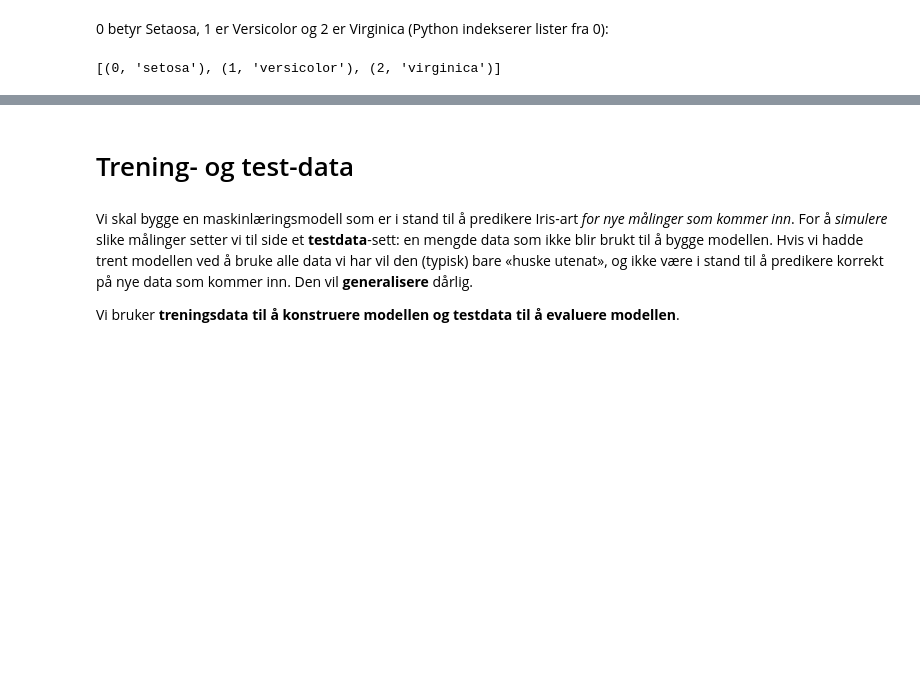
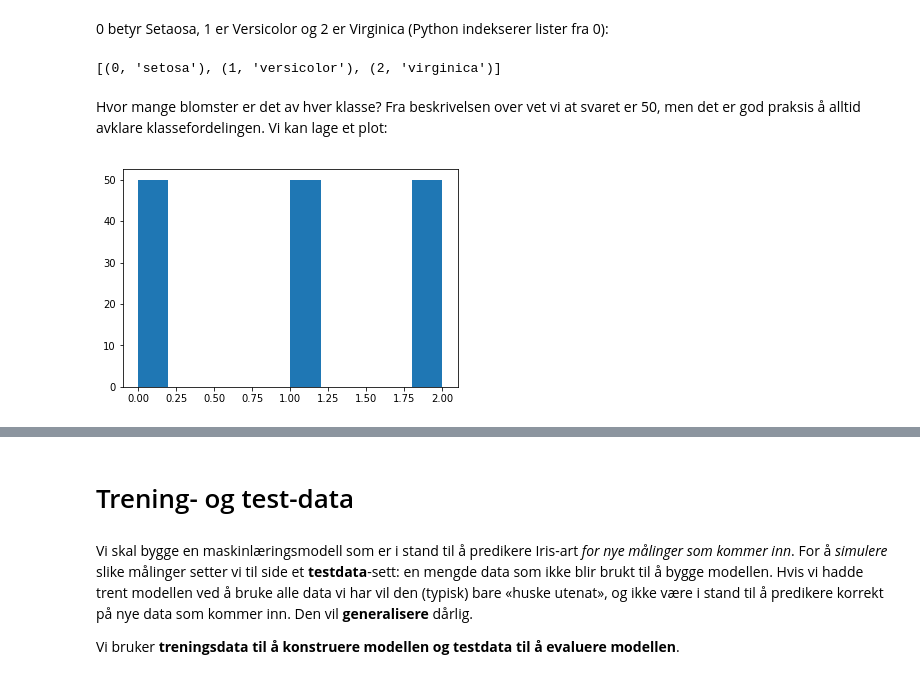
Before and after one commit to haraldvage/ELMED219x, a Jupyter notebook: notebooks/ELMED219-ML-1-Enkle_eksempler.ipynb, the cells around one changed output, grey strips where cells are left out. Cells and saved outputs as stored; diff of their text form; code cells hidden in the pictures; blank space fills up the shorter version.

```diff
--- a/notebooks/ELMED219-ML-1-Enkle_eksempler.ipynb
+++ b/notebooks/ELMED219-ML-1-Enkle_eksempler.ipynb
@@ -160,3 +160,10 @@ print(y[:5])
 list(zip(range(len(y)), iris_dataset['target_names']))
 # %% [output]
 [(0, 'setosa'), (1, 'versicolor'), (2, 'virginica')]
+# %% [markdown]
+Hvor mange blomster er det av hver klasse? Fra beskrivelsen over vet vi at svaret er 50, men det er god praksis å alltid avklare klassefordelingen. Vi kan lage et plot:
+# %%
+plt.hist(y)
+plt.show()
+# %% [output]
+[figure, added]
```
Also changed, not shown: parts of 35 cells of this notebook, 1 other file.
